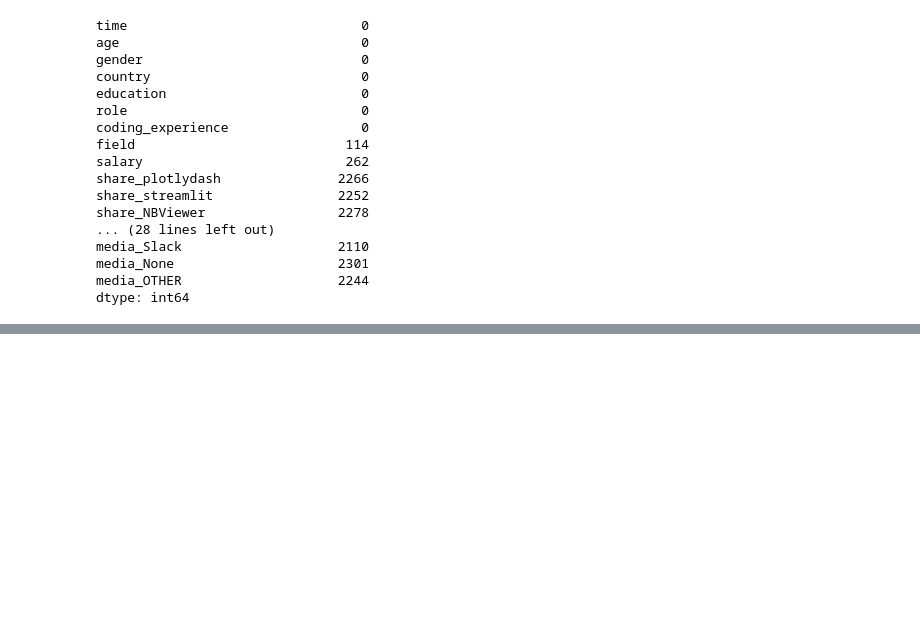
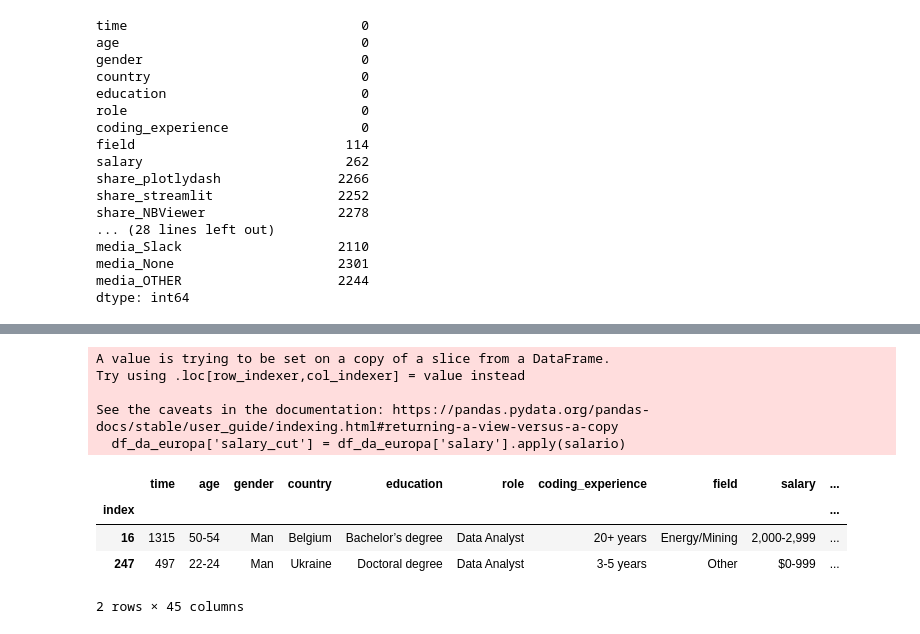
Before and after one commit to anane3373/promoE-modulo2-proyecto-equipo2-NataliaAnaIAnaGAnaS, a Jupyter notebook: limpieza.ipynb, the cells around one changed output, grey strips where cells are left out. Saved outputs shown, nothing was run; the diff lists cells and outputs as text; code cells hidden in the pictures; blank space fills up the shorter version.

```diff
--- a/limpieza.ipynb
+++ b/limpieza.ipynb
@@ -130,0 +161,13 @@ fig = sns.swarmplot(x = 'coding_experience', y = 'salary', data = df_da_europa);
+# %%
+def salario(sal):
+    try:
+        if salario in ('$0-999', '1,000-1,999', '2,000-2,999', '3,000-3,999', '4,000-4,999', '5,000-7,499', '7,500-9,999', '10,000-14,999', '15,000-19,999', '20,000-24,999'):
+            return '< 25K'
+        elif salario in ('25,000-29,999', '30,000-39,999', '40,000-49,999'):
+            return '25K - 50K'
+        elif salario in ('50,000-59,999', '60,000-69,999', '70,000-79,999', '80,000-89,999', '90,000-99,999'):
+            return '50K - 100K'
+        elif salario in ('100,000-124,999', '125,000-149,999', '150,000-199,999', '>$1,000,000'):
+            return '> 100K'
+    except:
+        return np.nan
@@ -130,0 +176,14 @@ fig = sns.swarmplot(x = 'coding_experience', y = 'salary', data = df_da_europa);
+# %%
+df_da_europa['salary_cut'] = df_da_europa['salary'].apply(salario)
+df_da_europa.head(2)
+# %% [output]
+A value is trying to be set on a copy of a slice from a DataFrame.
+Try using .loc[row_indexer,col_indexer] = value instead
+
+See the caveats in the documentation: https://pandas.pydata.org/pandas-docs/stable/user_guide/indexing.html#returning-a-view-versus-a-copy
+  df_da_europa['salary_cut'] = df_da_europa['salary'].apply(salario)
+|  | time | age | gender | country | education | role | coding_experience | field | salary | ... |
+| index |  |  |  |  |  |  |  |  |  | ... |
+| 16 | 1315 | 50-54 | Man | Belgium | Bachelor’s degree | Data Analyst | 20+ years | Energy/Mining | 2,000-2,999 | ... |
+| 247 | 497 | 22-24 | Man | Ukraine | Doctoral degree | Data Analyst | 3-5 years | Other | $0-999 | ... |
+2 rows × 45 columns
```
Also changed, not shown: parts of 9 cells of this notebook.
